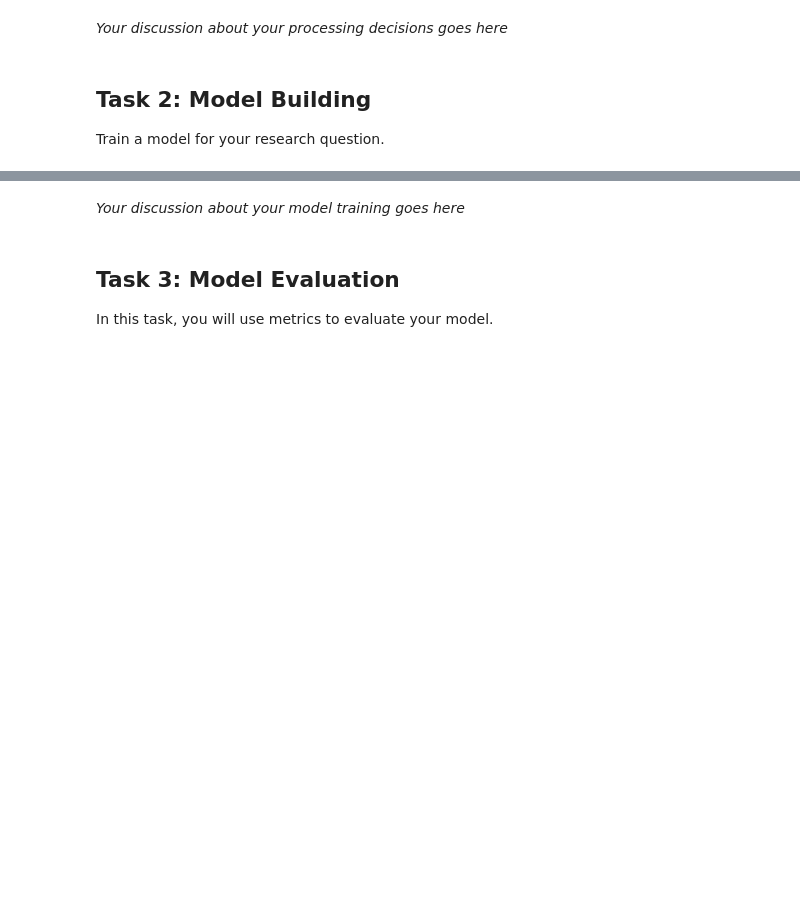
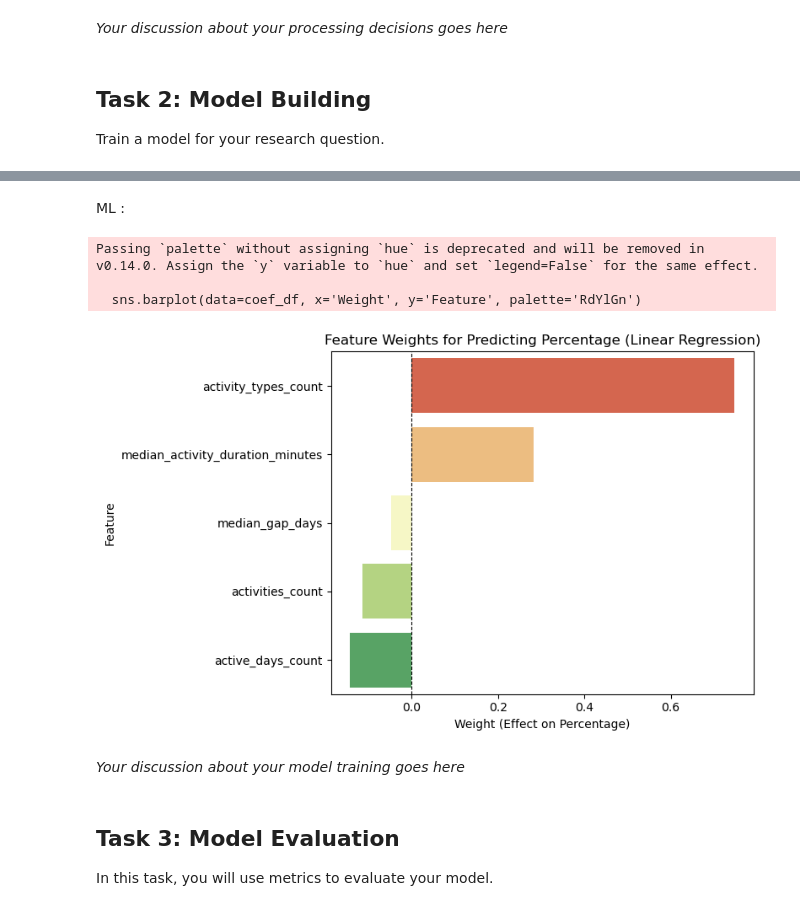
Before and after one commit to malenraychev/BigMMMBehaviour, a Jupyter notebook: m4_team-name.ipynb, the cells around one changed output, grey strips where cells are left out. Drawn from its saved outputs; the diff is of its cells as text; code cells hidden in the pictures; blank space fills up the shorter version.

```diff
--- a/m4_team-name.ipynb
+++ b/m4_team-name.ipynb
@@ -371,0 +347,14 @@ display(interpretation_df)
+# %%
+# Compute median score per user and put it in new dataframe
+user_score = all_scores.groupby('user_id')['percentage'].median().reset_index()
+# Rename columns
+user_score.rename(columns={'score': 'median_score'}, inplace=True)
+# Add the number of tests of that user (count)
+user_score['tests_count'] = all_scores.groupby('user_id')['test_id'].count().values
+
+# Merge user_profile_activity_clean with user_score
+user_profile_activity_score = user_profile_activity_clean.merge(
+    user_score,
+    on='user_id',
+    how='inner'
+)
@@ -372,3 +388,54 @@ display(interpretation_df)
+# %% [markdown]
+ML :
+# %%
+from sklearn.linear_model import LinearRegression
+from sklearn.model_selection import train_test_split
+import pandas as pd
+import numpy as np
+import matplotlib.pyplot as plt
+import seaborn as sns
+
+df = user_profile_activity_score.copy(deep=True)
+
+# --- Prepare features and target ---
+df['median_activity_duration_minutes'] = df['median_activity_duration'].dt.total_seconds() / 60
+
+X = df[[
+    'median_gap_days',
+    'active_days_count',
+    'activities_count',
+    'activity_types_count',
+    'median_activity_duration_minutes'
+]]
+y = df['percentage']
+
+# --- Train/test split ---
+X_train, X_test, y_train, y_test = train_test_split(X, y, test_size=0.2, random_state=42)
+
+# --- Train linear regression model ---
+model = LinearRegression()
+model.fit(X_train, y_train)
+
+# --- Extract coefficients ---
+coef_df = pd.DataFrame({
+    'Feature': X.columns,
+    'Weight': model.coef_
+}).sort_values(by='Weight', ascending=False)
+
+# --- Plot ---
+plt.figure(figsize=(8, 5))
+sns.barplot(data=coef_df, x='Weight', y='Feature', palette='RdYlGn')
+plt.axvline(0, color='black', linewidth=0.8, linestyle='--')
+plt.title('Feature Weights for Predicting Percentage (Linear Regression)')
+plt.xlabel('Weight (Effect on Percentage)')
+plt.ylabel('Feature')
+plt.tight_layout()
+plt.show()
+# %% [output]
+Passing `palette` without assigning `hue` is deprecated and will be removed in v0.14.0. Assign the `y` variable to `hue` and set `legend=False` for the same effect.
+
+  sns.barplot(data=coef_df, x='Weight', y='Feature', palette='RdYlGn')
+[figure, added]
 # %% [markdown]
 *Your discussion about your model training goes here*
 # %% [markdown]
```
Also changed, not shown: parts of 5 cells of this notebook.
